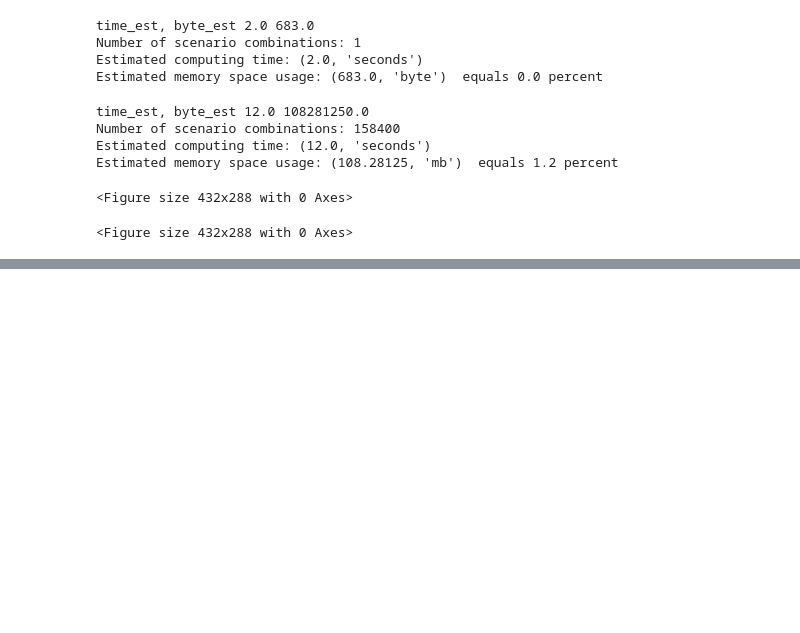
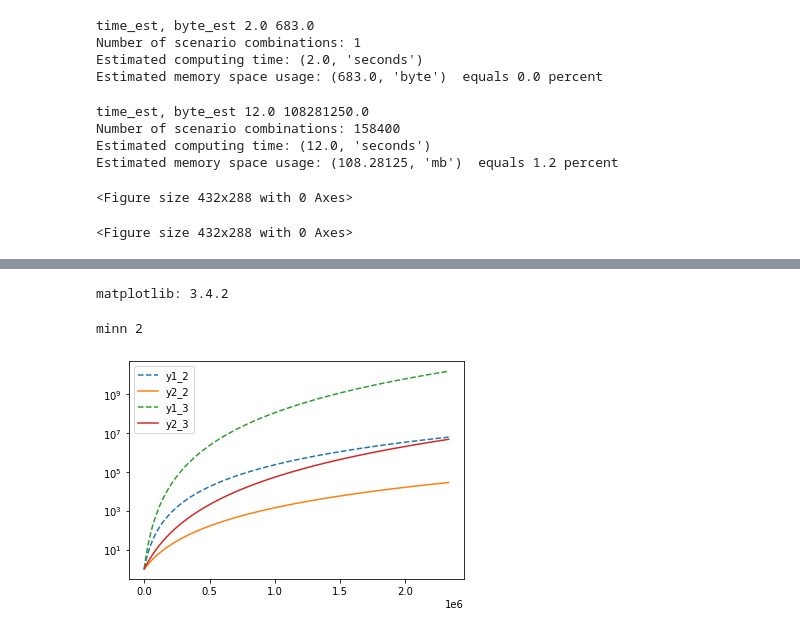
Before and after one commit to maximylius/drt_guesstimates, a Jupyter notebook: scenarioControls.ipynb, the cells around one changed output, grey strips where cells are left out. Cells and saved outputs as stored; diff of their text form; code cells hidden in the pictures; blank space fills up the shorter version.

Commit message:
continued circleDistance and plotting. Still not consistent.

```diff
--- a/scenarioControls.ipynb
+++ b/scenarioControls.ipynb
@@ -896,3 +929,7 @@ dim_to_var[Y] True
+# %%
+print('matplotlib: {}'.format(matplotlib.__version__))
+# %% [output]
+matplotlib: 3.4.2
 # %%
 # mult_dim_anim('average_travel_speed',dim_to_var=dim_to_var_gen( X='n_pax', Y=True, Z=None, L1='velocity', L2=None, C=None, M=None, A='n_stops_in_net' ))
 # %%
@@ -915,6 +952,40 @@ dim_to_var[Y] True
 # mult_dim_anim('share_driving_time',dim_to_var=dim_to_var_gen( X='n_pax', Y='n_stops_in_net', Z=True, L1=None, L2=None, C=None, M=None ))
 # mult_dim_anim('n_stops_on_path',dim_to_var=dim_to_var_gen( X='n_pax', Y='n_stops_in_net', Z=True, L1=None, L2=None, C=None, M=None ))
 # mult_dim_anim('share_driving_time',dim_to_var=dim_to_var_gen( X='n_pax', Y='n_stops_in_net', Z=True, L1=None, L2=None, C=True, M=None ))
+# %%
+rng = 500
+x_1_cot = 400
+# x_2_cot = 21000
+# x_2_cot = 400
+x_2_cot = 2200
+x_1_ber = x_1_cot*50
+# x_2_ber = x_2_cot*111
+# x_2_ber = x_2_cot*70
+x_2_ber = x_2_cot*13
+#maxx / rng
+print("minn", minn)
+for i in range(2,4):
+
+    x1 =np.linspace(x_1_cot, x_1_ber,rng)
+    x2 =np.linspace(x_2_cot, x_2_ber,rng)
+    def fun_cmpl (x,i):
+        if i == 0: return [math.log(_x)/math.log(min(x)) for _x  in x]
+        if i == 1: return [_x/min(x) for _x  in x]
+        if i == 2: return [(_x**3/min(x)**3)*_x/min(x) for _x  in x]
+        if i == 3: return [(_x**3/min(x)**3)**2 for _x  in x]
+
+    y1 = fun_cmpl(x1,i)
+    y2 = fun_cmpl(x2,i)
+
+    plt.plot(x,y1, label='y1_'+str(i), linestyle='dashed')
+    plt.plot(x,y2, label='y2_'+str(i))
+    plt.yscale('log')
+    plt.legend()
+
+# (y[0], x[0], math.log10(y[0])),(y[-1], x[-1], math.log(y[-1]), math.log10(y[-1]))
+# %% [output]
+minn 2
+[figure, added]
 # %%
 # Plots:
 # Add 21*demand proportion line to n_pax + n_stops_in_net . Add x for cottbus and berlin and line
```
Also changed, not shown: parts of 6 cells of this notebook, 2 other files.
